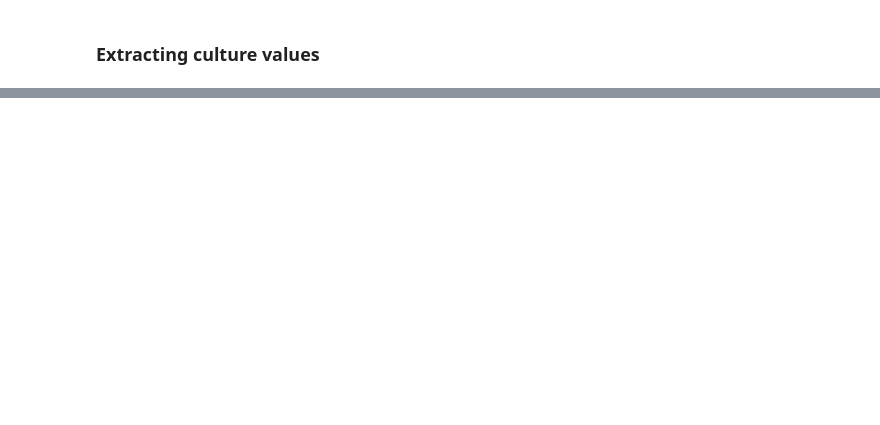
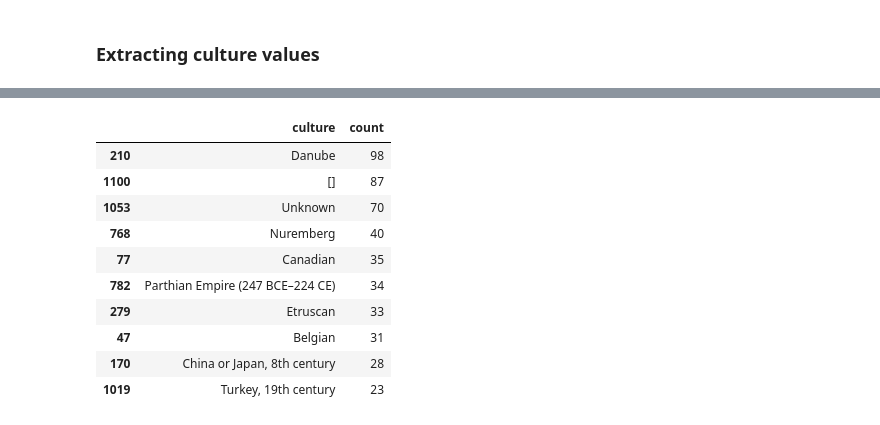
Before and after one commit to Macronic/cc0-resnet-learning, a Jupyter notebook: Data Exploration.ipynb, the cells around one changed output, grey strips where cells are left out. Saved outputs shown, nothing was run; the diff lists cells and outputs as text; code cells hidden in the pictures; blank space fills up the shorter version.

Commit message:
Data Exploration work, mostly on getting country names out of cultures

```diff
--- a/Data Exploration.ipynb
+++ b/Data Exploration.ipynb
@@ -114,0 +216,14 @@ df['country']
+# %%
+df[df['country'] == 'unknown'].groupby(['culture'])['culture'].count().reset_index(name='count').sort_values(['count'], ascending=False).head(10)
+# %% [output]
+|  | culture | count |
+| 210 | Danube | 98 |
+| 1100 | [] | 87 |
+| 1053 | Unknown | 70 |
+| 768 | Nuremberg | 40 |
+| 77 | Canadian | 35 |
+| 782 | Parthian Empire (247 BCE–224 CE) | 34 |
+| 279 | Etruscan | 33 |
+| 47 | Belgian | 31 |
+| 170 | China or Japan, 8th century | 28 |
+| 1019 | Turkey, 19th century | 23 |
```
Also changed, not shown: parts of 9 cells of this notebook.
